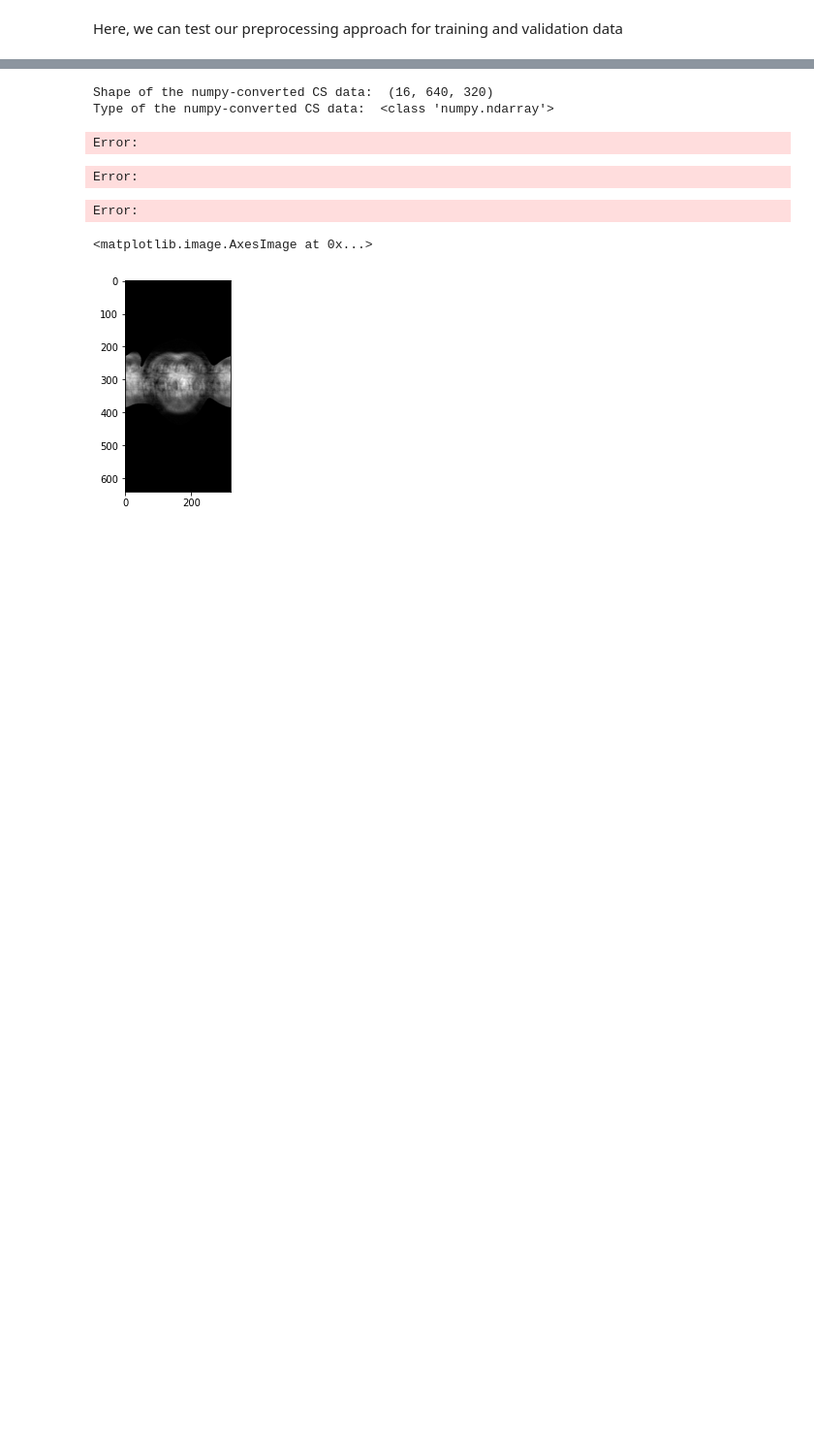
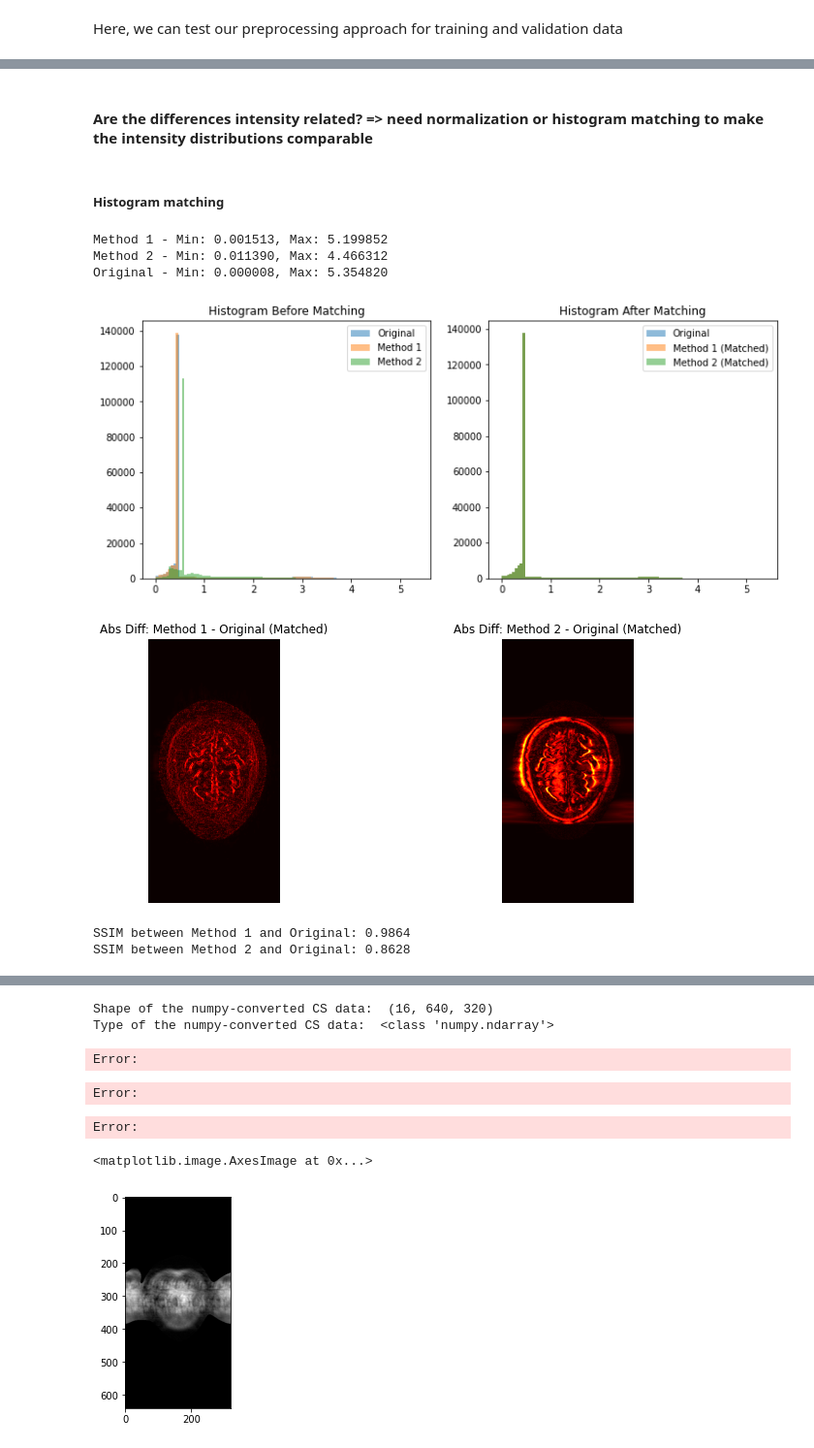
Before and after one commit to AlexSlock/fastMRI-hybrid-modelling, a Jupyter notebook: CSUNet/PreprocessingCode/preprocessing_tests.ipynb, the cells around one changed output, grey strips where cells are left out. Shown at 97% size. Drawn from its saved outputs; the diff is of its cells as text; code cells hidden in the pictures; blank space fills up the shorter version.

```diff
--- a/CSUNet/PreprocessingCode/preprocessing_tests.ipynb
+++ b/CSUNet/PreprocessingCode/preprocessing_tests.ipynb
@@ -271,0 +706,76 @@ Error:
+# %% [markdown]
+#### Are the differences intensity related? => need normalization or histogram matching to make the intensity distributions comparable
+# %% [markdown]
+##### Histogram matching
+# %%
+import numpy as np
+import matplotlib.pyplot as plt
+from skimage.exposure import match_histograms
+
+# Ensure images are non-zero
+method1_real = np.abs(cs_result_method1_resized)
+method2_real = np.abs(cs_result_method2_resized)
+original_real = np.abs(cs_result_method3)
+
+# Check for minimum and maximum values
+print(f"Method 1 - Min: {method1_real.min():.6f}, Max: {method1_real.max():.6f}")
+print(f"Method 2 - Min: {method2_real.min():.6f}, Max: {method2_real.max():.6f}")
+print(f"Original - Min: {original_real.min():.6f}, Max: {original_real.max():.6f}")
+
+# Apply histogram matching
+method1_matched = match_histograms(method1_real, original_real)
+method2_matched = match_histograms(method2_real, original_real)
+
+# Compute absolute difference after histogram matching
+abs_diff1 = np.abs(method1_matched - original_real)
+abs_diff2 = np.abs(method2_matched - original_real)
+
+# Plot histograms before and after matching
+plt.figure(figsize=(12, 5))
+plt.subplot(1, 2, 1)
+plt.hist(original_real.ravel(), bins=100, alpha=0.5, label="Original")
+plt.hist(method1_real.ravel(), bins=100, alpha=0.5, label="Method 1")
+plt.hist(method2_real.ravel(), bins=100, alpha=0.5, label="Method 2")
+plt.legend()
+plt.title("Histogram Before Matching")
+
+plt.subplot(1, 2, 2)
+plt.hist(original_real.ravel(), bins=100, alpha=0.5, label="Original")
+plt.hist(method1_matched.ravel(), bins=100, alpha=0.5, label="Method 1 (Matched)")
+plt.hist(method2_matched.ravel(), bins=100, alpha=0.5, label="Method 2 (Matched)")
+plt.legend()
+plt.title("Histogram After Matching")
+
+plt.show()
+
+# Plot absolute difference images
+fig, axs = plt.subplots(1, 2, figsize=(12, 5))
+axs[0].imshow(abs_diff1, cmap="hot")
+axs[0].set_title("Abs Diff: Method 1 - Original (Matched)")
+axs[1].imshow(abs_diff2, cmap="hot")
+axs[1].set_title("Abs Diff: Method 2 - Original (Matched)")
+
+for ax in axs:
+    ax.set_axis_off()
+
+plt.show()
+# %% [output]
+Method 1 - Min: 0.001513, Max: 5.199852
+Method 2 - Min: 0.011390, Max: 4.466312
+Original - Min: 0.000008, Max: 5.354820
+[figure, added]
+[figure, added]
+# %%
+from skimage.metrics import structural_similarity as ssim
+
+ssim1 = ssim(np.abs(method1_matched), np.abs(cs_result_method3),
+             data_range=np.abs(cs_result_method3).max() - np.abs(cs_result_method3).min())
+
+ssim2 = ssim(np.abs(method2_matched), np.abs(cs_result_method3),
+             data_range=np.abs(cs_result_method3).max() - np.abs(cs_result_method3).min())
+
+print(f"SSIM between Method 1 and Original: {ssim1:.4f}")
+print(f"SSIM between Method 2 and Original: {ssim2:.4f}")
+# %% [output]
+SSIM between Method 1 and Original: 0.9864
+SSIM between Method 2 and Original: 0.8628
```
Also changed, not shown: parts of 51 cells of this notebook, 3 other files.
